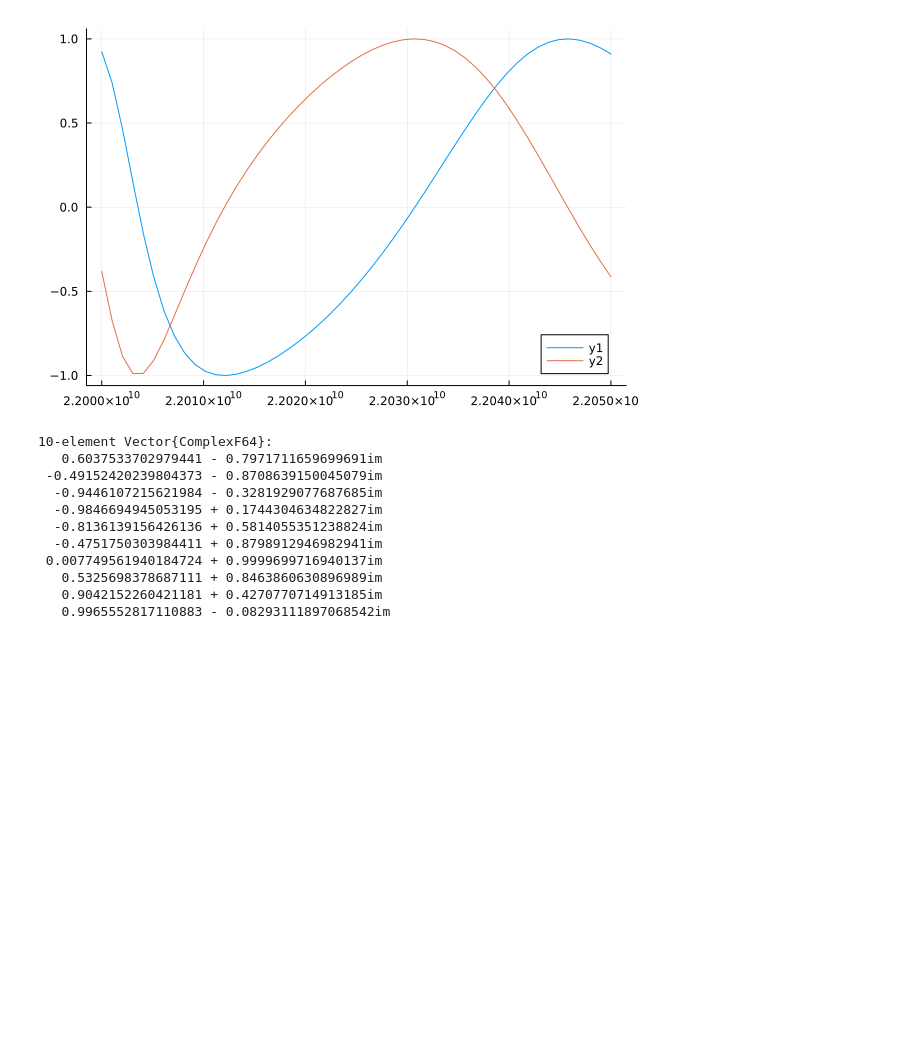
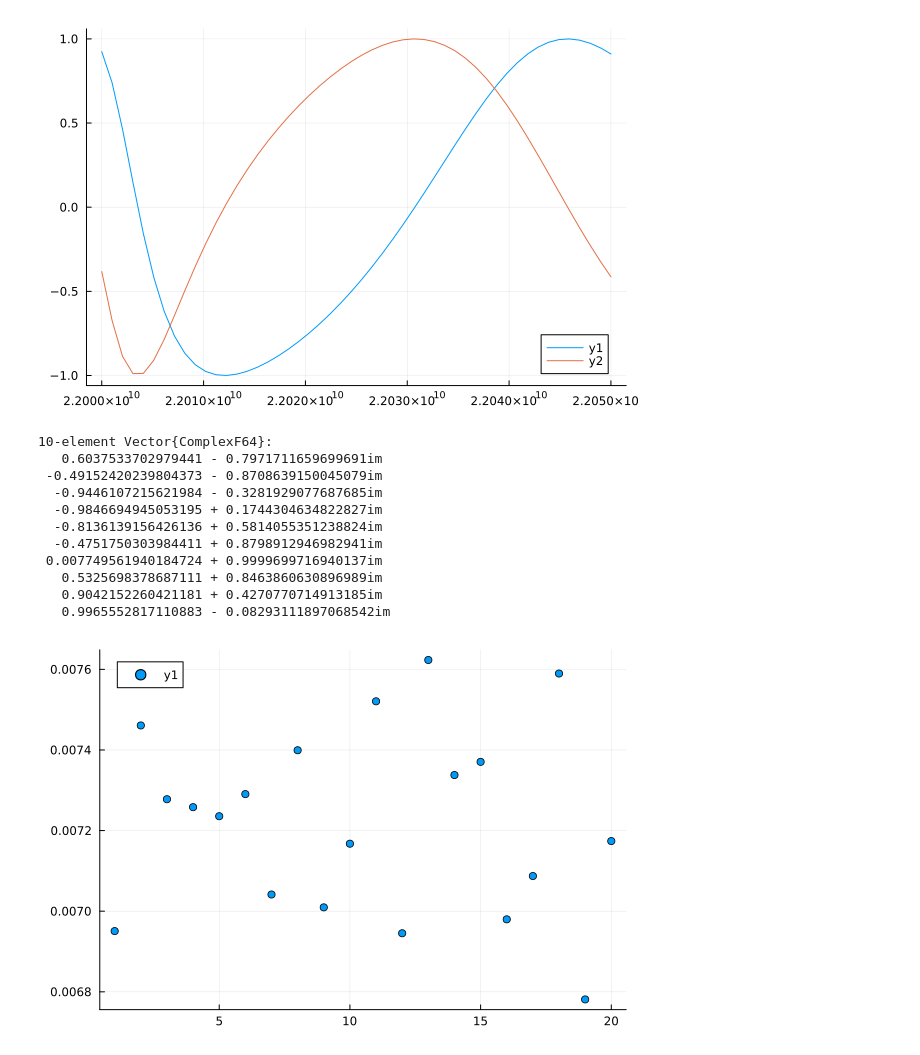
Before and after one commit to bergermann/Dragoon.jl, a Jupyter notebook: examples/testing.ipynb, the cells around one changed output. Saved outputs shown, nothing was run; the diff lists cells and outputs as text; code cells hidden in the pictures; blank space fills up the shorter version.

```diff
--- a/examples/testing.ipynb
+++ b/examples/testing.ipynb
@@ -171,3 +177,7 @@ ref0
    0.5325698378687111 + 0.8463860630896989im
    0.9042152260421181 + 0.4270770714913185im
    0.9965552817110883 - 0.08293111897068542im
+# %%
+scatter(pos2dist(booster.pos))
+# %% [output]
+[figure, added]
```
Also changed, not shown: parts of 5 cells of this notebook.
